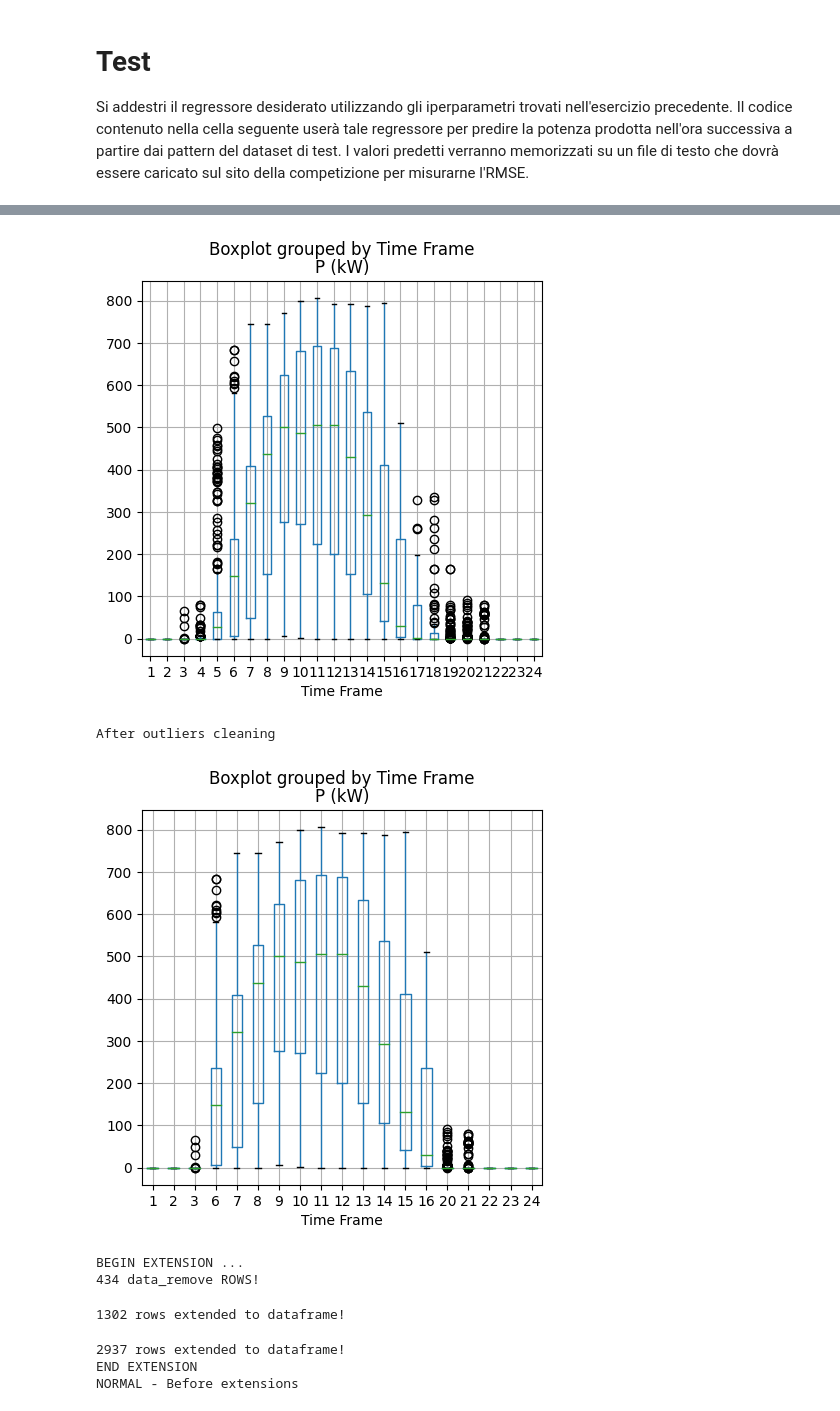
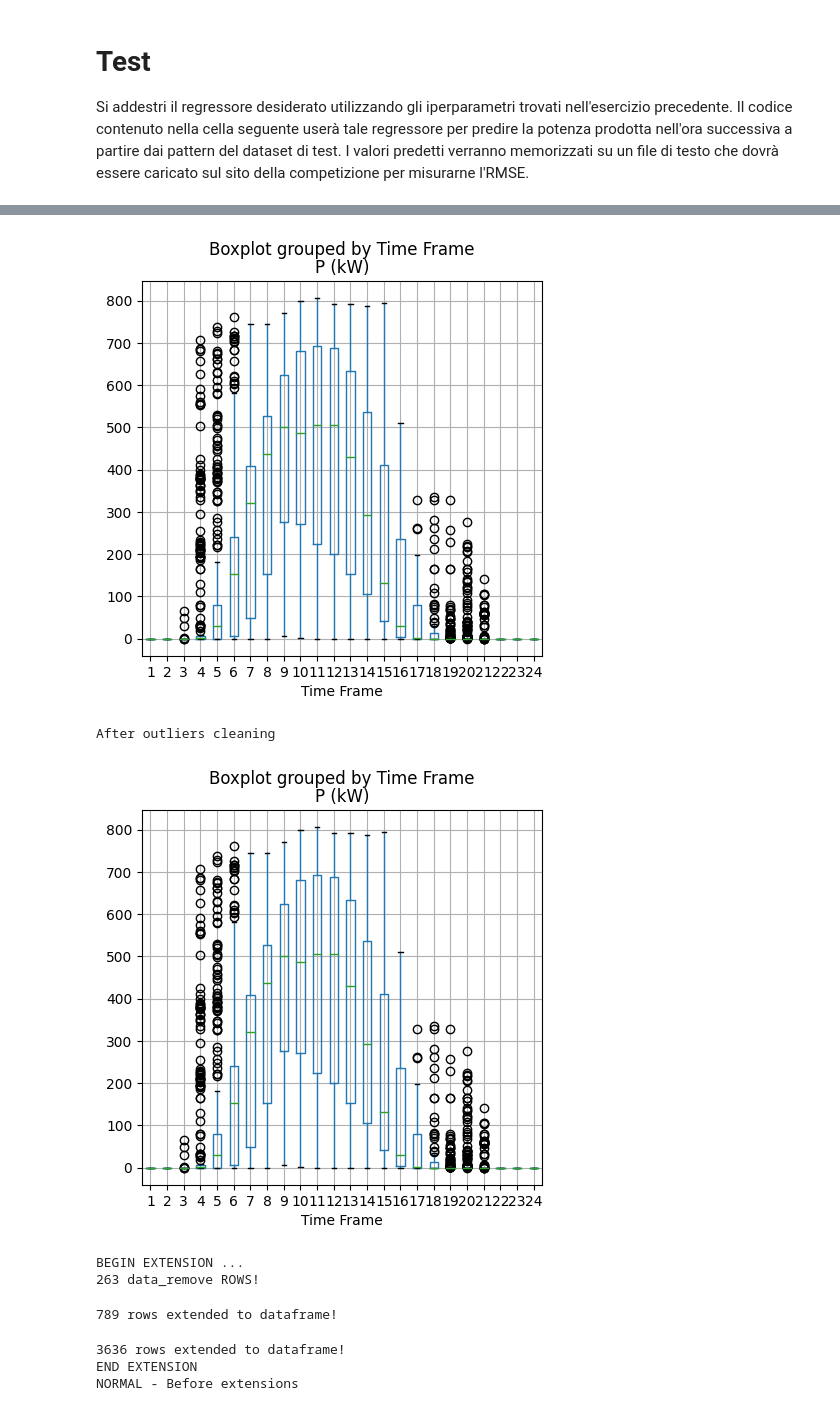
Before and after one commit to davidcohenDC/machine-learning-labs, a Jupyter notebook: 03-solar-regression/final-model.ipynb, the cells around one changed output, grey strips where cells are left out. Drawn from its saved outputs; the diff is of its cells as text; code cells hidden in the pictures.

```diff
--- a/03-solar-regression/final-model.ipynb
+++ b/03-solar-regression/final-model.ipynb
@@ -16,9 +16,18 @@ train_path = './DBs/SolarPark/train.txt'
 test_path = './DBs/SolarPark/test.txt'
 result_path = 'Es5Predictions.txt'
 
-train_dataframe,train_pure_dataframe = pre_process(train_path,d=True,extension=True)
-feature_x, feature_y = get_dataset_features(train_dataframe, "P (kW)", useless_column=["Date","year","month","day","hour","minute","day_of_week","day_of_year","day_part","is_year_start","is_month_start","is_quarter_start","is_month_end","is_weekend"])
-feature_pure_x, feature_pure_y = get_dataset_features(train_pure_dataframe, "P (kW)", useless_column=["Date","year","month","day","hour","minute","day_of_week","day_of_year","day_part","is_year_start","is_month_start","is_quarter_start","is_month_end","is_weekend"])
+useless_column=["Date","year","month","day","hour","minute","day_of_week","day_of_year","day_part","is_year_start","is_month_start","is_quarter_start","is_month_end","is_weekend","Unnamed: 0","Tm (F)","notes","note"]
+train_dataframe,train_pure_dataframe = pre_process(train_path,d=True,extension=True,rounding=1)
+feature_x, feature_y = get_dataset_features(train_dataframe, "P (kW)", useless_column)
+feature_pure_x, feature_pure_y = get_dataset_features(train_pure_dataframe, "P (kW)", useless_column=useless_column)
+
+# Cast di tutti i valori a float32
+feature_x = feature_x.astype(np.float32)
+feature_y = feature_y.astype(np.float32)
+
+# Cast di tutti i valori a float32
+feature_pure_x = feature_pure_x.astype(np.float32)
+feature__pure_y = feature_pure_y.astype(np.float32)
 
 test_dataframe = pd.read_csv(test_path)
 test_dataframe = extract_datetime_feature(df=test_dataframe, date_column='Date', remove=False, is_timestamp=True)
@@ -27,7 +36,7 @@ test_dataframe = augment_cycle_variable(df=test_dataframe, replace=False, column
                                                                          "hour", "minute", "day_of_year",
                                                                          "day_of_week"])
 test_dataframe = augment_cycle_variable(df=test_dataframe, replace=False, columns=["hour"])
-test_x, _ = get_dataset_features(test_dataframe, "P (kW)", useless_column=["Date","year","month","day","hour","minute","day_of_week","day_of_year","day_part","is_year_start","is_month_start","is_quarter_start","is_month_end","is_weekend"])
+test_x, _ = get_dataset_features(test_dataframe, "P (kW)", useless_column=useless_column)
 test_x = test_x.astype(np.float32)
 # %% [output]
 BEGIN FEATURE ENGINEERING...
@@ -54,10 +72,10 @@ prevent feature hour to remove zeros outliers (change secure to remove)
 Before outliers cleaning
-[figure, old version]
+[figure, new version]
 After outliers cleaning
-[figure, old version]
+[figure, new version]
 BEGIN EXTENSION ...
-434 data_remove ROWS!
+263 data_remove ROWS!
-1302 rows extended to dataframe!
+789 rows extended to dataframe!
-2937 rows extended to dataframe!
+3636 rows extended to dataframe!
 END EXTENSION
 NORMAL - Before extensions
```
Also changed, not shown: parts of 12 cells of this notebook, 1 other file.
